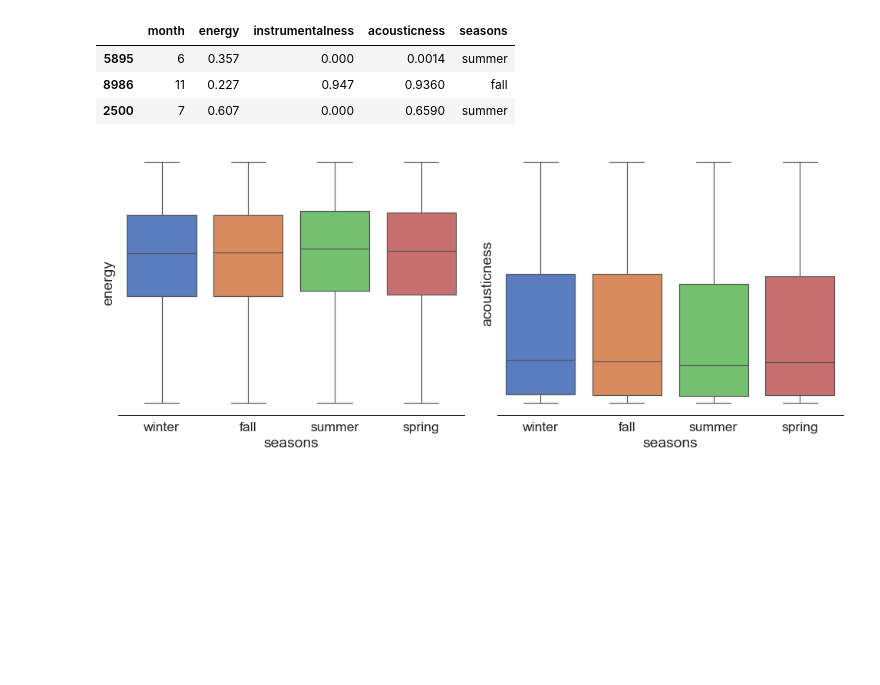
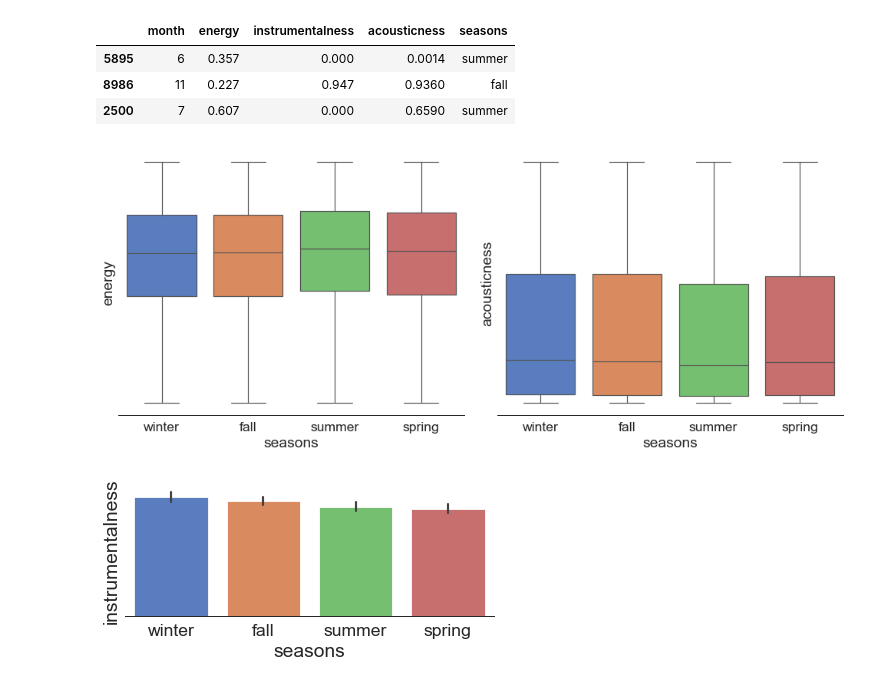
Before and after one commit to fsarraf/Mod3_project, a Jupyter notebook: data retrival/Data Exploration.ipynb, the cells around one changed output. Saved outputs shown, nothing was run; the diff lists cells and outputs as text; code cells hidden in the pictures; blank space fills up the shorter version.

```diff
--- a/data retrival/Data Exploration.ipynb
+++ b/data retrival/Data Exploration.ipynb
@@ -179,21 +160,27 @@ data.sample(3)
 # %%
 sns.set(style="white", palette="muted", color_codes=True)
 sns.set_context("paper", font_scale=2.0)
 
 test = ['energy', 'acousticness']
 
 f, axes = plt.subplots(1,2, figsize=(14, 6))
 sns.despine(left=True)
 
 for i in range(0,2):
     var = test[i]
     sns.boxplot(x=data.seasons,y=data[var], ax= axes[i])
 
-
 plt.setp(axes, yticks=[])
 plt.tight_layout()
+
+f, axes = plt.subplots(1, 1, figsize=(6, 3), sharex=True)
+sns.despine(left=True)
+sns.barplot(x=data.seasons,y=data['instrumentalness'])
+plt.setp(axes, yticks=[])
+plt.tight_layout()
 # %% [output]
 [figure]
+[figure, added]
 # %%
 # We take a small sample for our statistical testing
 
```
Also changed, not shown: parts of 5 cells of this notebook.
